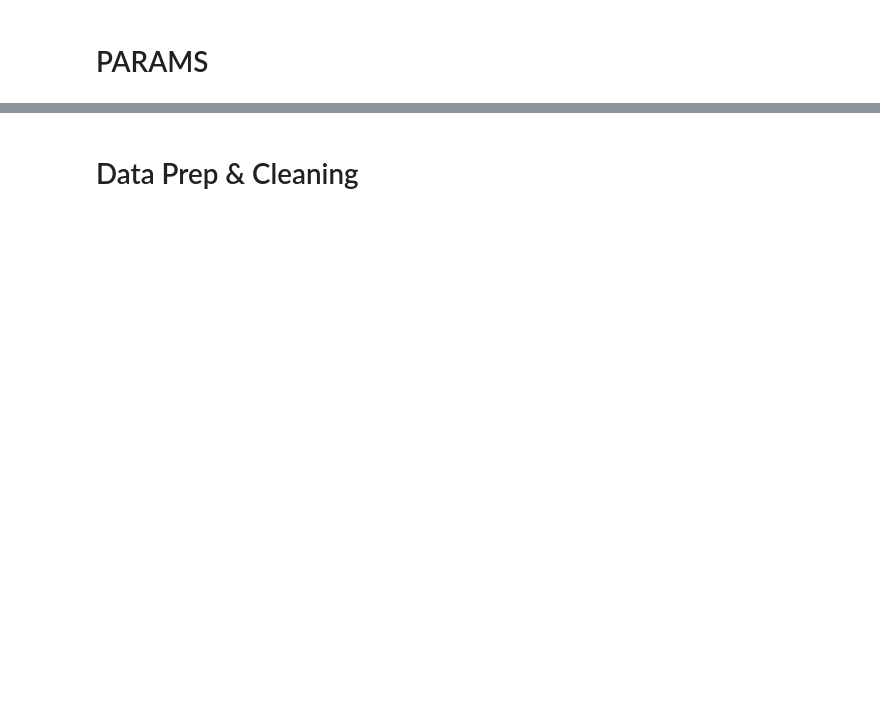
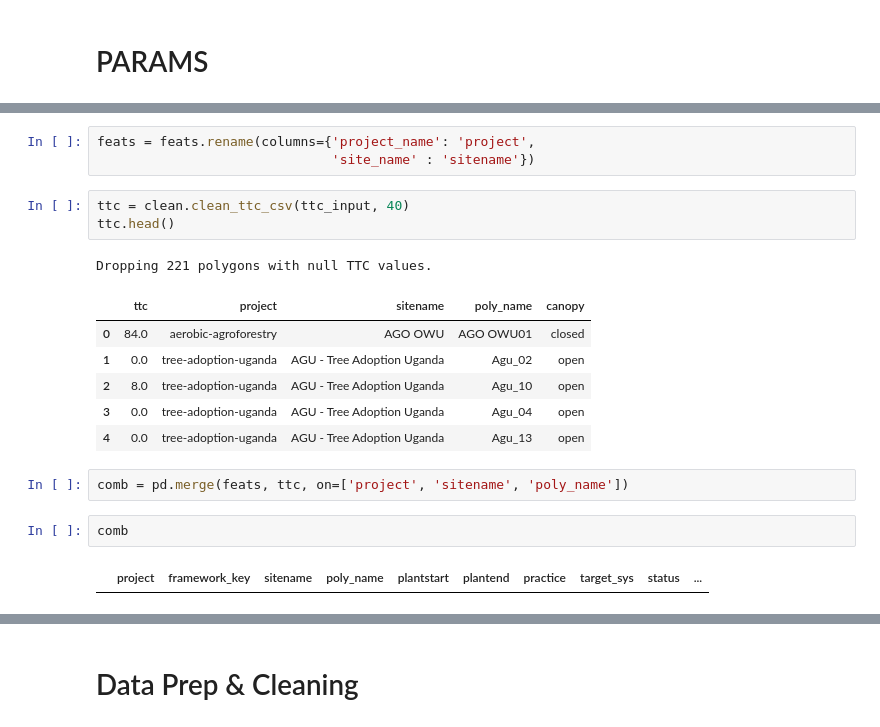
Before and after one commit to wri/decision-tree, a Jupyter notebook: notebooks/decision_tree_EDA.ipynb, the cells around one changed output, grey strips where cells are left out. Saved outputs shown, nothing was run; the diff lists cells and outputs as text; blank space fills up the shorter version.

```diff
--- a/notebooks/decision_tree_EDA.ipynb
+++ b/notebooks/decision_tree_EDA.ipynb
@@ -60,0 +109,20 @@ cloud_thresh = 50
+# %%
+feats = feats.rename(columns={'project_name': 'project',
+                              'site_name' : 'sitename'})
+# %%
+ttc = clean.clean_ttc_csv(ttc_input, 40)
+ttc.head()
+# %% [output]
+Dropping 221 polygons with null TTC values.
+|  | ttc | project | sitename | poly_name | canopy |
+| 0 | 84.0 | aerobic-agroforestry | AGO OWU | AGO OWU01 | closed |
+| 1 | 0.0 | tree-adoption-uganda | AGU - Tree Adoption Uganda | Agu_02 | open |
+| 2 | 8.0 | tree-adoption-uganda | AGU - Tree Adoption Uganda | Agu_10 | open |
+| 3 | 0.0 | tree-adoption-uganda | AGU - Tree Adoption Uganda | Agu_04 | open |
+| 4 | 0.0 | tree-adoption-uganda | AGU - Tree Adoption Uganda | Agu_13 | open |
+# %%
+comb = pd.merge(feats, ttc, on=['project', 'sitename', 'poly_name'])
+# %%
+comb
+# %% [output]
+|  | project | framework_key | sitename | poly_name | plantstart | plantend | practice | target_sys | status | ... |
```
Also changed, not shown: parts of 25 cells of this notebook, 1 other file.
